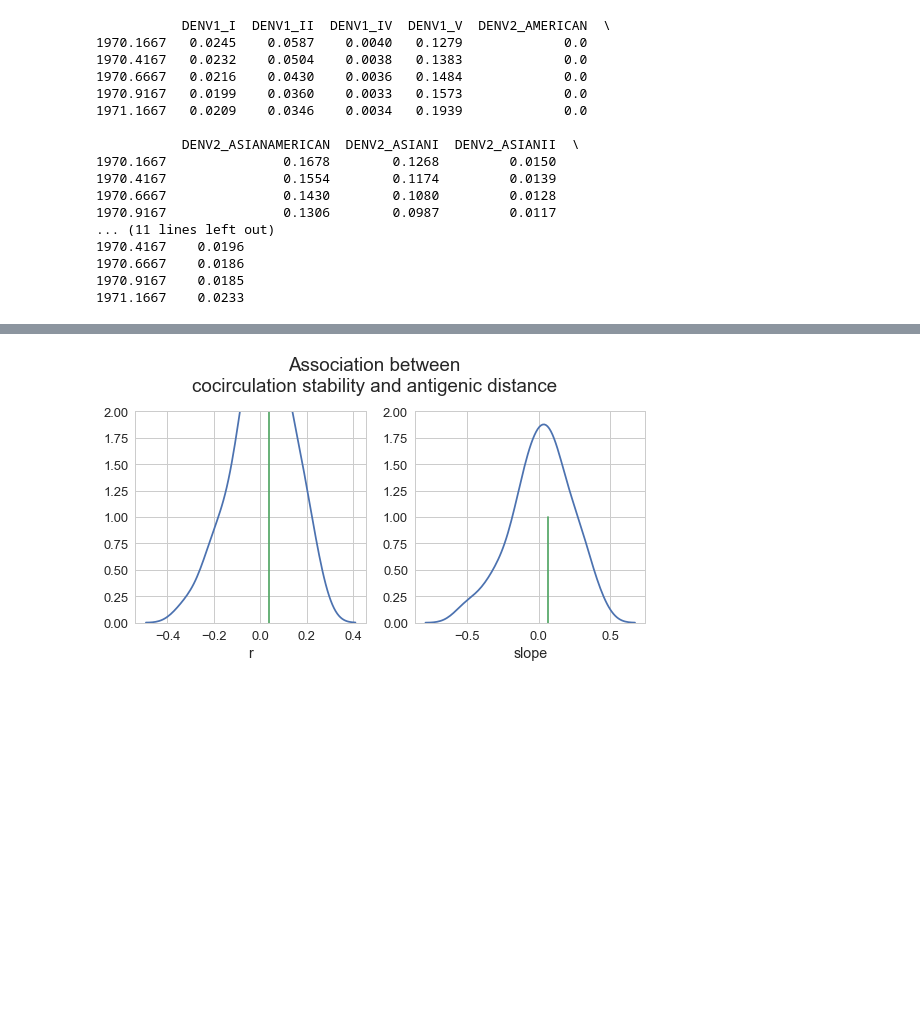
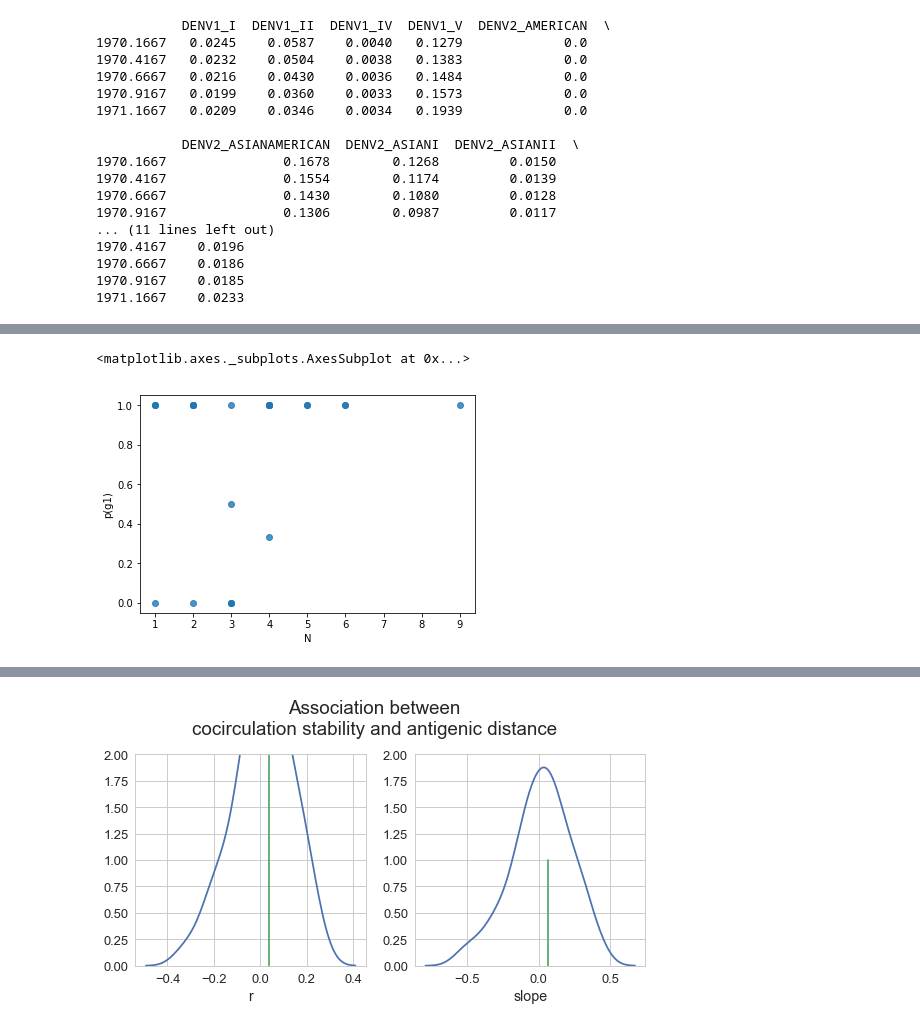
Before and after one commit to blab/dengue-antigenic-dynamics, a Jupyter notebook: scripts/frequencies/cocirculation-stability.ipynb, the cells around one changed output, grey strips where cells are left out. Drawn from its saved outputs; the diff is of its cells as text; code cells hidden in the pictures; blank space fills up the shorter version.

```diff
--- a/scripts/frequencies/cocirculation-stability.ipynb
+++ b/scripts/frequencies/cocirculation-stability.ipynb
@@ -142,0 +210,5 @@ plt.ylim(bottom=0)
+# %%
+sns.regplot('N', 'p(g1)', data=outcomes_df, fit_reg=False)
+# %% [output]
+<matplotlib.axes._subplots.AxesSubplot at 0x...>
+[figure, added]
```
Also changed, not shown: parts of 11 cells of this notebook.
